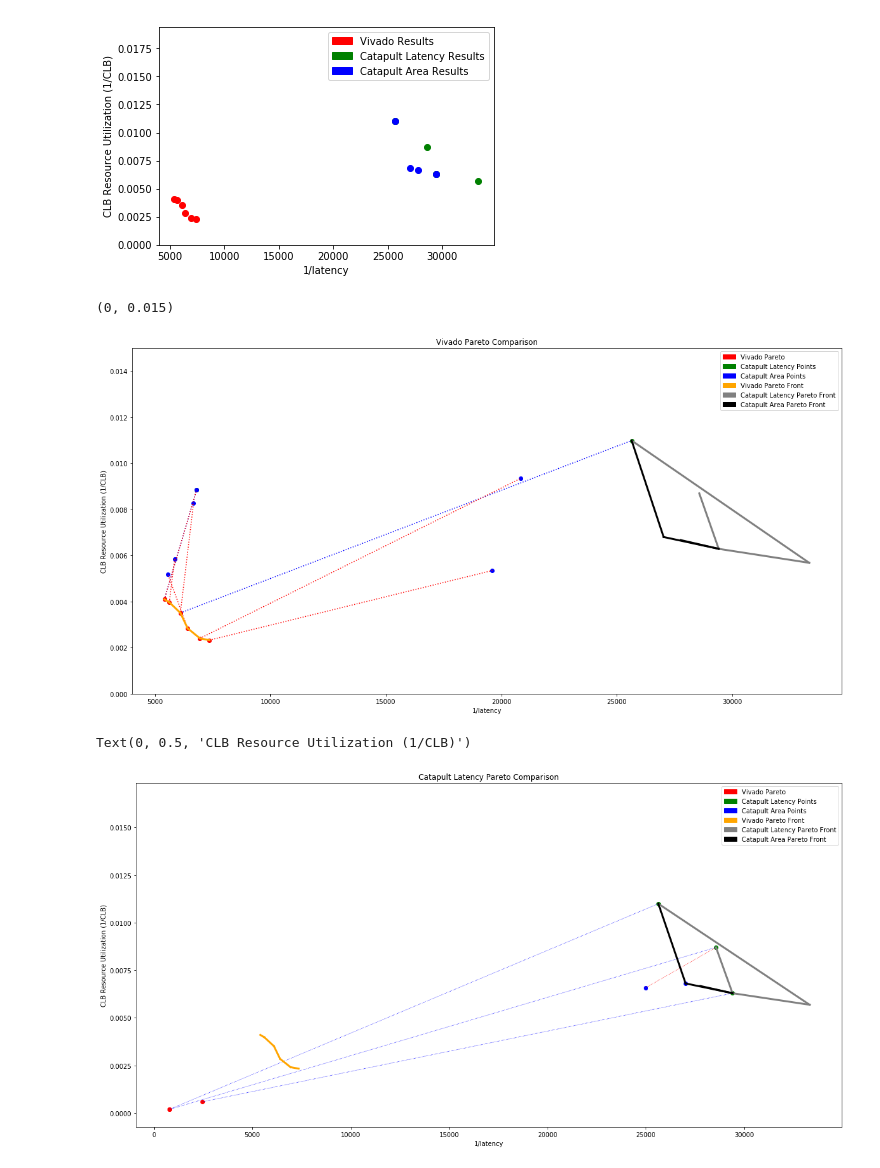
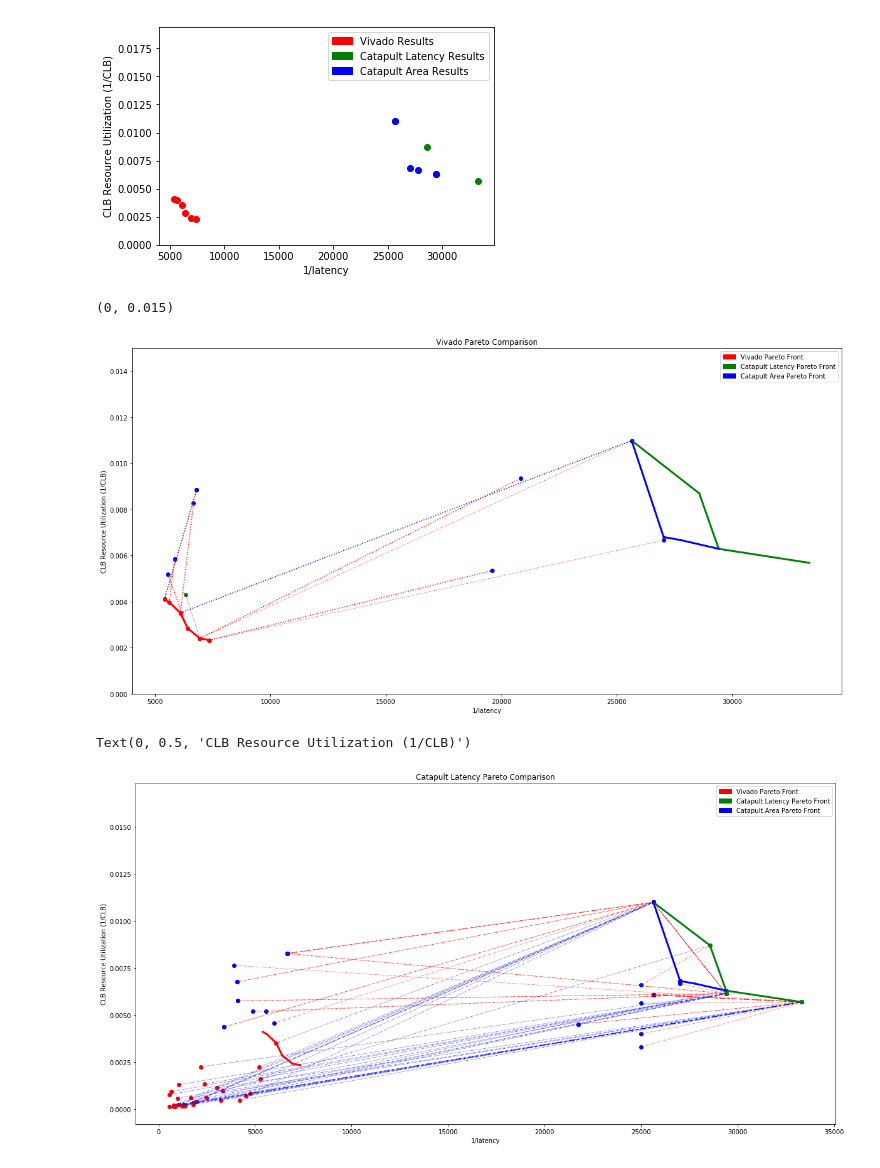
Before and after one commit to KastnerRG/Spector-HLS, a Jupyter notebook: spmv/results/postproc/spmv_postproc.ipynb, the cells around one changed output. Saved outputs shown, nothing was run; the diff lists cells and outputs as text; code cells hidden in the pictures.

```diff
--- a/spmv/results/postproc/spmv_postproc.ipynb
+++ b/spmv/results/postproc/spmv_postproc.ipynb
@@ -347,6 +347,24 @@ for i in range(len(li)):
         b=li[i][2].get_values()
         plt.plot([1/vivdfx.loc[li[i][1]]["obj1"], 1/(b[0][7])],[1/vivdfx.loc[li[i][1]]["obj2"], 1/b[0][8]],'r:',linewidth=1.5)
 
+for i in range(len(li2)):
+    if li2[i][0].empty==False:
+        a=li2[i][0].get_values()
+        plt.scatter(x=1/vivdfx_copy.loc[li2[i][1]]['obj1'], y=1/vivdfx_copy.loc[li2[i][1]]['obj2'], c='r')
+        plt.scatter(x=1/(a[0][7]), y=1/(a[0][8]), c='g')
+    if li2[i][2].empty==False:
+        b=li2[i][2].get_values()
+        plt.scatter(x=1/vivdfx_copy.loc[li2[i][1]]['obj1'], y=1/vivdfx_copy.loc[li2[i][1]]['obj2'], c='r')
+        plt.scatter(x=1/(b[0][7]), y=1/(b[0][8]), c='b')
+
+for i in range(len(li2)):
+    if li2[i][0].empty==False:
+        a=li2[i][0].get_values()
+        plt.plot([1/vivdfx_copy.loc[li2[i][1]]['obj1'], 1/(a[0][7])],[1/vivdfx_copy.loc[li2[i][1]]['obj2'], 1/a[0][8]],'b:',linewidth=0.8)
+    if li2[i][2].empty==False:
+        b=li2[i][2].get_values()
+        plt.plot([1/vivdfx_copy.loc[li2[i][1]]['obj1'], 1/(b[0][7])],[1/vivdfx_copy.loc[li2[i][1]]['obj2'], 1/b[0][8]],'r:',linewidth=0.8)
+
 for i in range(len(y_pareto1_index)-1):
     plt.plot([y_pareto1_sorted[i][1],y_pareto1_sorted[i+1][1]],[y_pareto1_sorted[i][2],y_pareto1_sorted[i+1][2]],'red',linewidth=3)
 for i in range(len(y_pareto2_index)-1):
@@ -363,50 +381,72 @@ plt.ylabel('CLB Resource Utilization (1/CLB)')
 plt.ylim(0,0.015)
 # %% [output]
 (0, 0.015)
-[figure, old version]
+[figure, new version]
 # %%
 li=[]
 for i in y_pareto2_index:
     t1=vivdfx.loc[(vivdfx["knob_UNROLL_F"]==c_latdfx.loc[i]["knob_UNROLL_F"]) & (vivdfx["knob_outer_unroll"]==c_latdfx.loc[i]["knob_outer_unroll"])& (vivdfx["knob_inner_unroll1"]==c_latdfx.loc[i]["knob_inner_unroll1"])& (vivdfx["knob_inner_unroll2"]==c_latdfx.loc[i]["knob_inner_unroll2"])&(vivdfx["knob_array_partition2"]==c_latdfx.loc[i]["knob_array_part2"]) &(vivdfx["knob_array_partition1"]*c_latdfx.loc[i]["knob_array_part1"]==1024)]
     t2=c_areadfx.loc[(c_areadfx["knob_UNROLL_F"]==c_latdfx.loc[i]["knob_UNROLL_F"]) & (c_areadfx["knob_outer_unroll"]==c_latdfx.loc[i]["knob_outer_unroll"])& (c_areadfx["knob_inner_unroll1"]==c_latdfx.loc[i]["knob_inner_unroll1"])& (c_areadfx["knob_inner_unroll2"]==c_latdfx.loc[i]["knob_inner_unroll2"])&(c_areadfx["knob_array_part2"]==c_latdfx.loc[i]["knob_array_part2"]) &(c_areadfx["knob_array_part1"]==c_latdfx.loc[i]["knob_array_part1"])]
     li.append((t1,i,t2))
+
+li2=[]
+for i in c_lat_pts:
+    t1=vivdfx.loc[(vivdfx["knob_UNROLL_F"]==c_latdfx_copy.loc[i]["knob_UNROLL_F"]) & (vivdfx["knob_outer_unroll"]==c_latdfx_copy.loc[i]["knob_outer_unroll"])& (vivdfx["knob_inner_unroll1"]==c_latdfx_copy.loc[i]["knob_inner_unroll1"])& (vivdfx["knob_inner_unroll2"]==c_latdfx_copy.loc[i]["knob_inner_unroll2"])&(vivdfx["knob_array_partition2"]==c_latdfx_copy.loc[i]["knob_array_part2"]) &(vivdfx["knob_array_partition1"]*c_latdfx_copy.loc[i]["knob_array_part1"]==1024)]
+    t2=c_areadfx.loc[(c_areadfx["knob_UNROLL_F"]==c_latdfx_copy.loc[i]["knob_UNROLL_F"]) & (c_areadfx["knob_outer_unroll"]==c_latdfx_copy.loc[i]["knob_outer_unroll"])& (c_areadfx["knob_inner_unroll1"]==c_latdfx_copy.loc[i]["knob_inner_unroll1"])& (c_areadfx["knob_inner_unroll2"]==c_latdfx_copy.loc[i]["knob_inner_unroll2"])&(c_areadfx["knob_array_part2"]==c_latdfx_copy.loc[i]["knob_array_part2"]) &(c_areadfx["knob_array_part1"]==c_latdfx_copy.loc[i]["knob_array_part1"])]
+    li2.append((t1,i,t2))
 # %%
 plt.figure(figsize=(20,10))
 
 for i in range(len(li)):
     if li[i][0].empty==False:
         a=li[i][0].get_values()
         plt.scatter(x=1/c_latdfx.loc[li[i][1]]["obj1"], y=1/c_latdfx.loc[li[i][1]]["obj2"], c='g')
         plt.scatter(x=1/(a[0][6]), y=1/(a[0][7]), c='r')
     if li[i][2].empty==False:
         b=li[i][2].get_values()
         plt.scatter(x=1/(b[0][7]), y=1/(b[0][8]), c='b')
 for i in range(len(li)):
     if li[i][0].empty==False:
         a=li[i][0].get_values()
         plt.plot([1/c_latdfx.loc[li[i][1]]["obj1"], 1/(a[0][6])],[1/c_latdfx.loc[li[i][1]]["obj2"], 1/a[0][7]],'b:',linewidth=0.8)
     if li[i][2].empty==False:
         b=li[i][2].get_values()
         plt.plot([1/c_latdfx.loc[li[i][1]]["obj1"], 1/(b[0][7])],[1/c_latdfx.loc[li[i][1]]["obj2"], 1/b[0][8]],'r:',linewidth=0.8)
-red_data = mpatches.Patch(color='red', label='Vivado Pareto')
-green_data = mpatches.Patch(color='green', label='Catapult Latency Points')
-blue_data = mpatches.Patch(color='blue', label='Catapult Area Points')
+for i in range(len(li2)):
+    if li2[i][0].empty==False:
+        a=li2[i][0].get_values()
+        plt.scatter(x=1/(a[0][6]), y=1/(a[0][7]), c='r')
+        plt.scatter(x=1/c_latdfx_copy.loc[li2[i][1]]['obj1'], y=1/c_latdfx_copy.loc[li2[i][1]]['obj2'], c='g')
+    if li2[i][2].empty==False:
+        b=li2[i][2].get_values()
+        plt.scatter(x=1/c_latdfx_copy.loc[li2[i][1]]['obj1'], y=1/c_latdfx_copy.loc[li2[i][1]]['obj2'], c='g')
+        plt.scatter(x=1/(b[0][7]), y=1/(b[0][8]), c='b')
+
+for i in range(len(li2)):
+    if li2[i][0].empty==False:
+        a=li2[i][0].get_values()
+        plt.plot([1/c_latdfx_copy.loc[li2[i][1]]['obj1'], 1/(a[0][6])],[1/c_latdfx_copy.loc[li2[i][1]]['obj2'], 1/a[0][7]],'b:',linewidth=0.8)
+
+    if li2[i][2].empty==False:
+        b=li2[i][2].get_values()
+        plt.plot([1/c_latdfx_copy.loc[li2[i][1]]['obj1'], 1/(b[0][7])],[1/c_latdfx_copy.loc[li2[i][1]]['obj2'], 1/b[0][8]],'r:',linewidth=0.8)
+
 for i in range(len(y_pareto1_index)-1):
-    plt.plot([y_pareto1[i][0],y_pareto1[i+1][0]],[y_pareto1[i][1],y_pareto1[i+1][1]],'orange',linewidth=3)
+    plt.plot([y_pareto1_sorted[i][1],y_pareto1_sorted[i+1][1]],[y_pareto1_sorted[i][2],y_pareto1_sorted[i+1][2]],'red',linewidth=3)
 for i in range(len(y_pareto2_index)-1):
-    plt.plot([y_pareto2[i][0],y_pareto2[i+1][0]],[y_pareto2[i][1],y_pareto2[i+1][1]],'gray',linewidth=3)
+    plt.plot([y_pareto2_sorted[i][1],y_pareto2_sorted[i+1][1]],[y_pareto2_sorted[i][2],y_pareto2_sorted[i+1][2]],'green',linewidth=3)
 for i in range(len(y_pareto3_index)-1):
-    plt.plot([y_pareto3[i][0],y_pareto3[i+1][0]],[y_pareto3[i][1],y_pareto3[i+1][1]],'black',linewidth=3)
-orange_data = mpatches.Patch(color='orange', label='Vivado Pareto Front ')
-gray_data = mpatches.Patch(color='gray', label='Catapult Latency Pareto Front')
-black_data = mpatches.Patch(color='black', label='Catapult Area Pareto Front')
-plt.legend(handles=[red_data, green_data,blue_data,orange_data,gray_data,black_data])
+    plt.plot([y_pareto3_sorted[i][1],y_pareto3_sorted[i+1][1]],[y_pareto3_sorted[i][2],y_pareto3_sorted[i+1][2]],'blue',linewidth=3)
+red_data = mpatches.Patch(color='red', label='Vivado Pareto Front ')
+green_data = mpatches.Patch(color='green', label='Catapult Latency Pareto Front')
+blue_data = mpatches.Patch(color='blue', label='Catapult Area Pareto Front')
+plt.legend(handles=[red_data, green_data,blue_data])
 plt.title('Catapult Latency Pareto Comparison')
 plt.xlabel('1/latency')
 plt.ylabel('CLB Resource Utilization (1/CLB)')
 # %% [output]
 Text(0, 0.5, 'CLB Resource Utilization (1/CLB)')
-[figure, old version]
+[figure, new version]
 # %%
 li=[]
 for i in y_pareto3_index:
```
Also changed, not shown: parts of 2 cells of this notebook, 1 other file.
